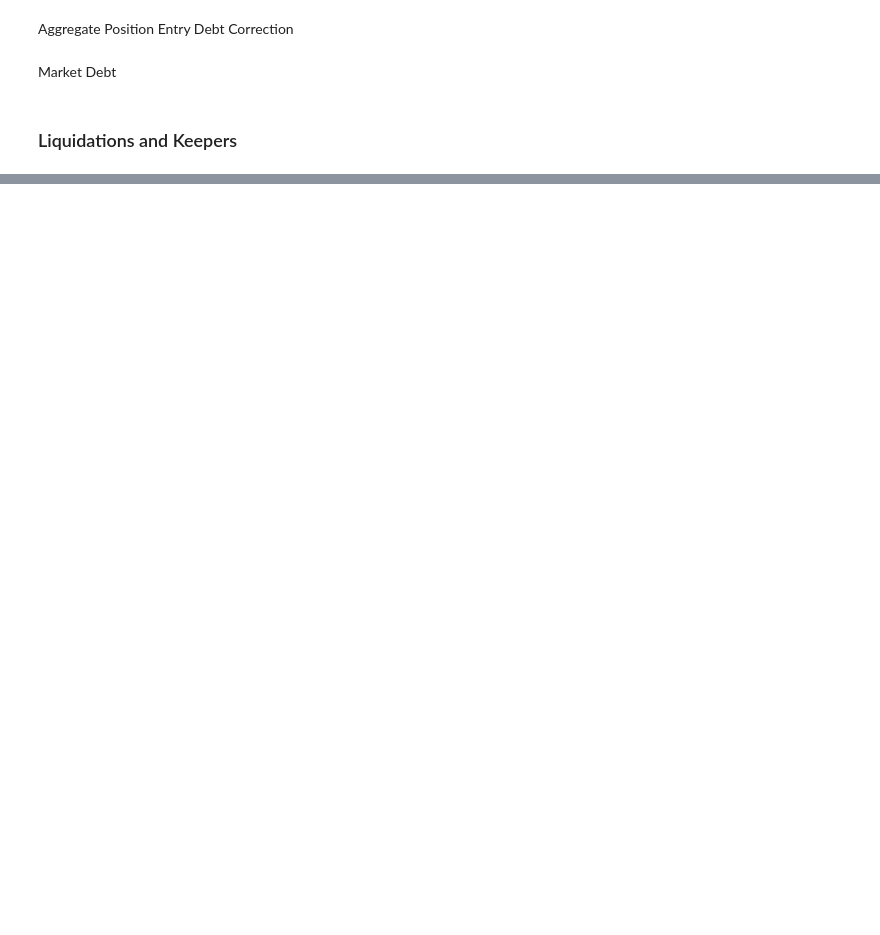
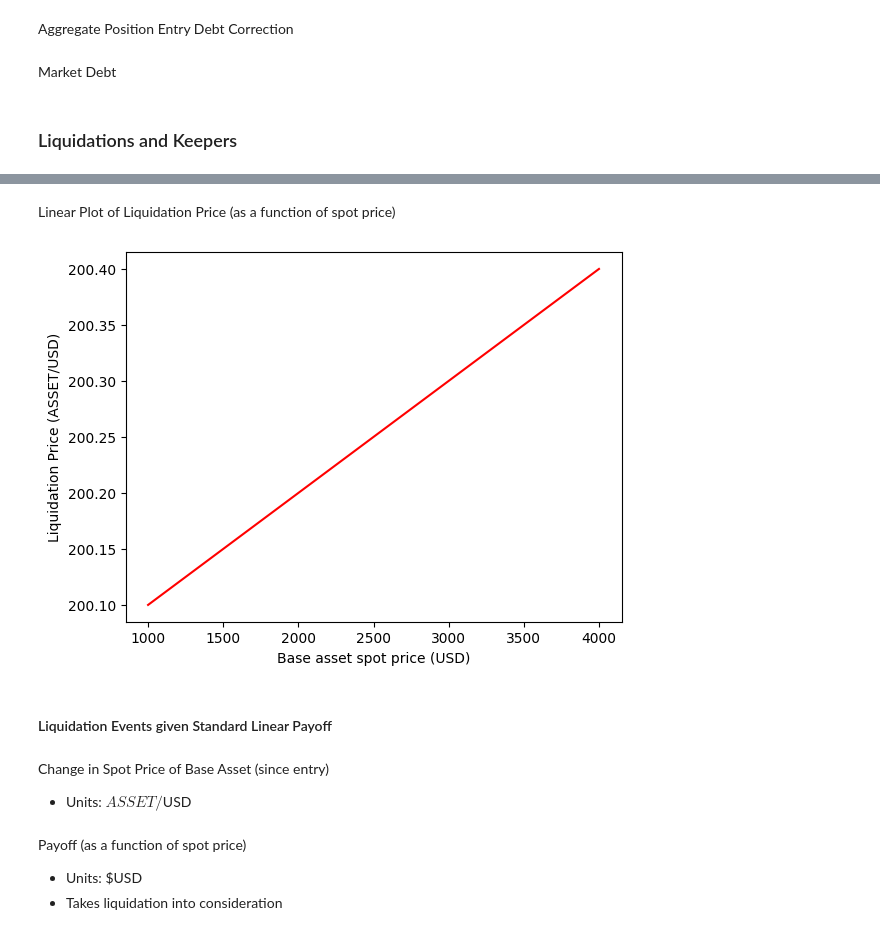
Before and after one commit to Kwenta/quanto-py, a Jupyter notebook: synthetix/futures-v1.ipynb, the cells around one changed output, grey strips where cells are left out. Cells and saved outputs as stored; diff of their text form; code cells hidden in the pictures; blank space fills up the shorter version.

```diff
--- a/synthetix/futures-v1.ipynb
+++ b/synthetix/futures-v1.ipynb
@@ -165,0 +447,28 @@ approximate_liquidation_price = (
+# %%
+liq_price = calculate_approximate_liquidation_price(
+    b_e,
+    m_e,
+    liq_margin,
+    calculate_position_size(
+        m_e,
+        λ_e,
+        b_e,
+    ),
+    0,  # assume unrecorded cumulative funding is nil
+    0,  # assume unrecorded cumulative funding at last index is nil
+)
+# %% [markdown]
+Linear Plot of Liquidation Price (as a function of spot price)
+# %%
+plt.plot(Δb, liq_price, "r")
+plt.ylabel("Liquidation Price (ASSET/USD)")
+plt.xlabel("Base asset spot price (USD)")
+plt.show()
+# %% [output]
+[figure, added]
+# %% [markdown]
+#### Liquidation Events given Standard Linear Payoff
+# %% [markdown]
+Change in Spot Price of Base Asset (since entry)
+
+-   Units: $ASSET/$USD
@@ -165,0 +477,5 @@ approximate_liquidation_price = (
+# %% [markdown]
+Payoff (as a function of spot price)
+
+-   Units: $USD
+-   Takes liquidation into consideration
```
Also changed, not shown: parts of 82 cells of this notebook.
